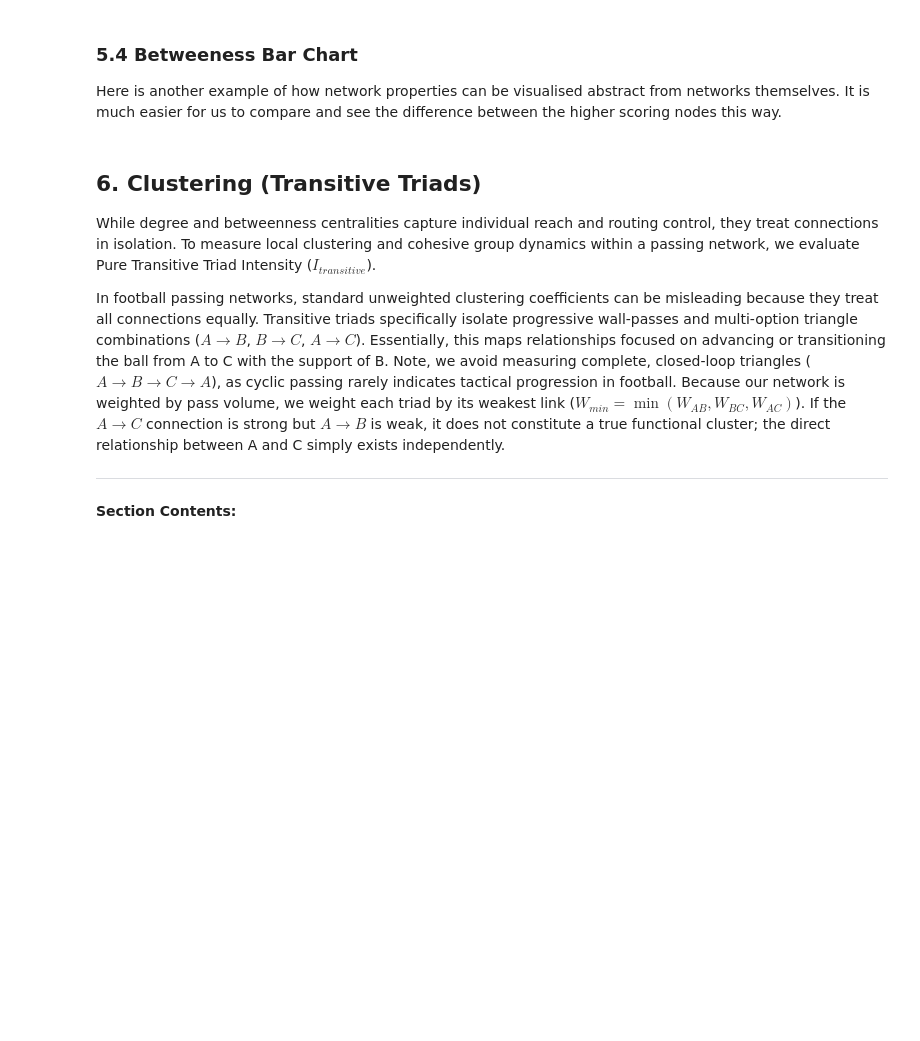
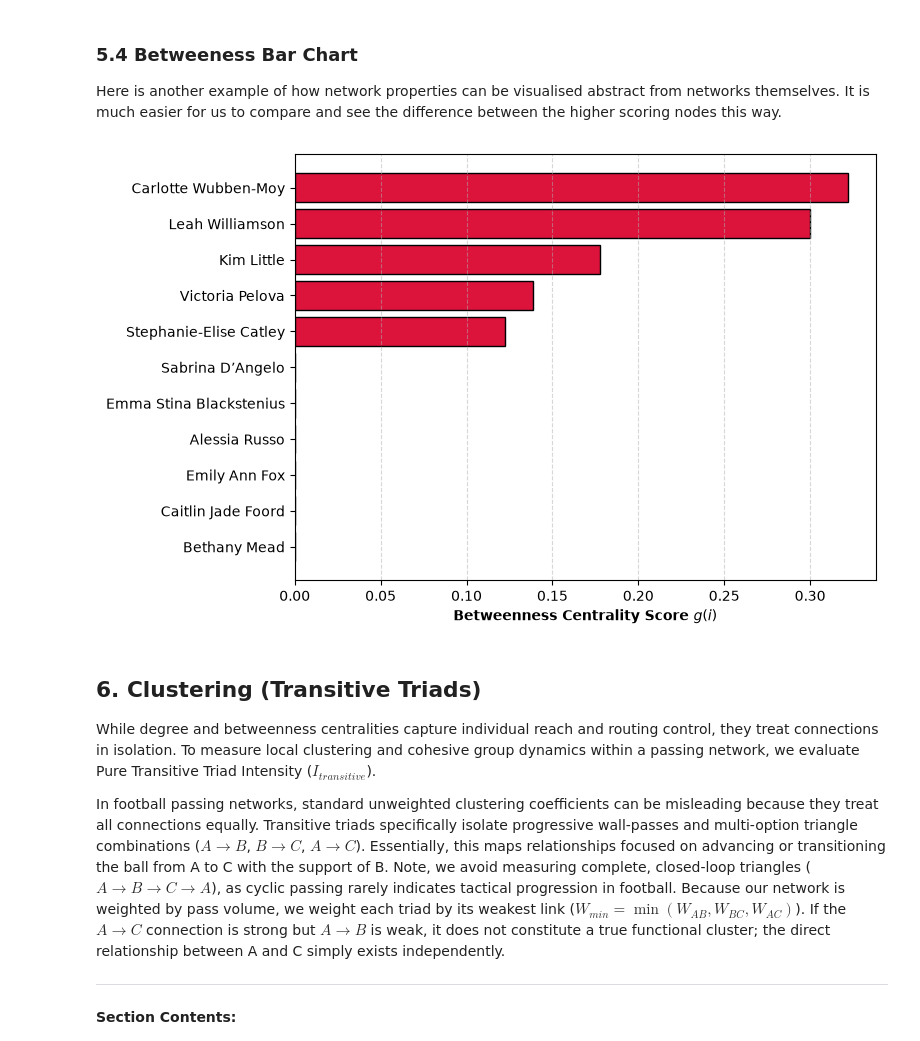
Before and after one commit to LukeBirkett/study-planner, a Jupyter notebook: 981G5_Network_Science/assessment/code/notebook_2.ipynb, the cells around one changed output. Cells and saved outputs as stored; diff of their text form; code cells hidden in the pictures; blank space fills up the shorter version.

```diff
--- a/981G5_Network_Science/assessment/code/notebook_2.ipynb
+++ b/981G5_Network_Science/assessment/code/notebook_2.ipynb
@@ -722,20 +807,22 @@ Here is another example of how network properties can be visualised abstract fro
 # %%
 bet_plot = betweenness_df.reset_index()
 bet_players = bet_plot["Player"]
 bet_scores = bet_plot["Betweenness Centrality g(i)"]
 
 # Plot horizontal bar chart
 plt.figure(figsize=(8, 5))
 plt.barh(bet_players, bet_scores, color="crimson", edgecolor="black")
 
 # Format chart, invert y-axis so highest score is at the top
 plt.gca().invert_yaxis()
 plt.xlabel("Betweenness Centrality Score $g(i)$", fontweight="bold")
-plt.title("Betweenness Centrality Ranking — Arsenal WFC", fontweight="bold")
+# plt.title("Betweenness Centrality Ranking — Arsenal WFC", fontweight="bold")
 plt.grid(axis="x", linestyle="--", alpha=0.5)
 
 plt.tight_layout()
 plt.show()
+# %% [output]
+[figure, added]
 # %% [markdown]
 ## 6. Clustering (Transitive Triads)
 While degree and betweenness centralities capture individual reach and routing control, they treat connections in isolation. To measure local clustering and cohesive group dynamics within a passing network, we evaluate Pure Transitive Triad Intensity ($I_{transitive}$).
```
Also changed, not shown: parts of 44 cells of this notebook, 14 other files.
